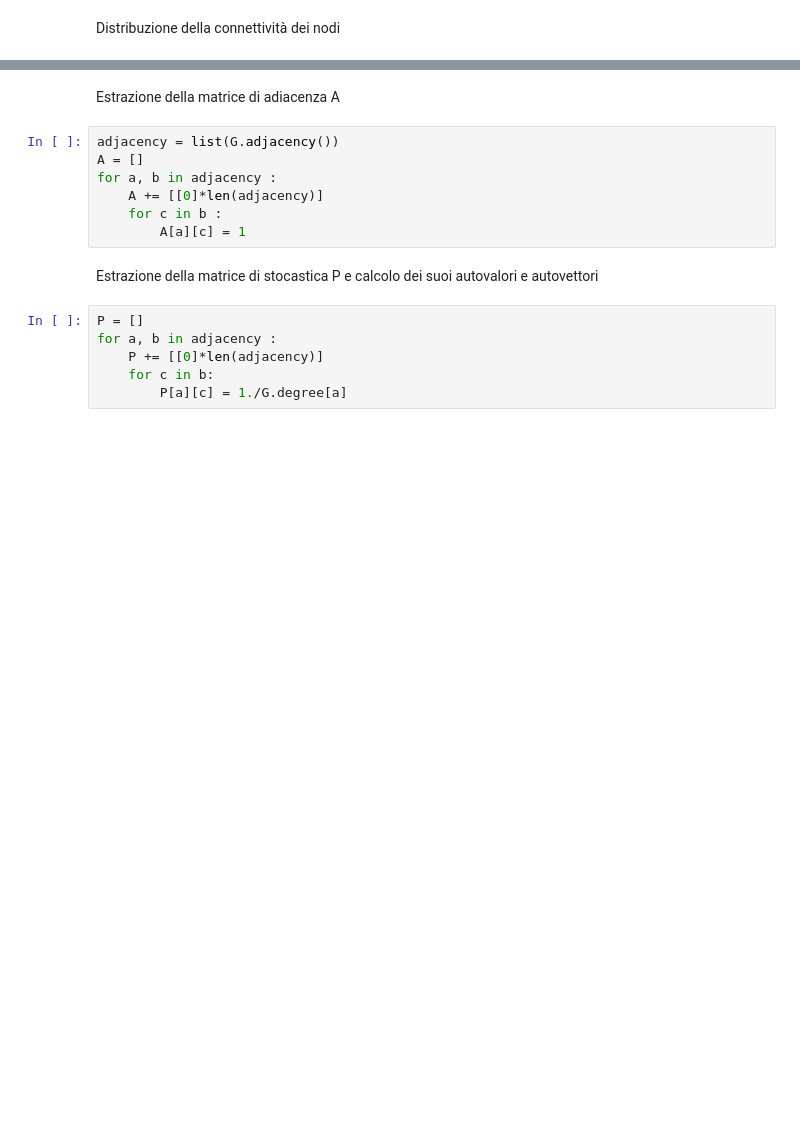
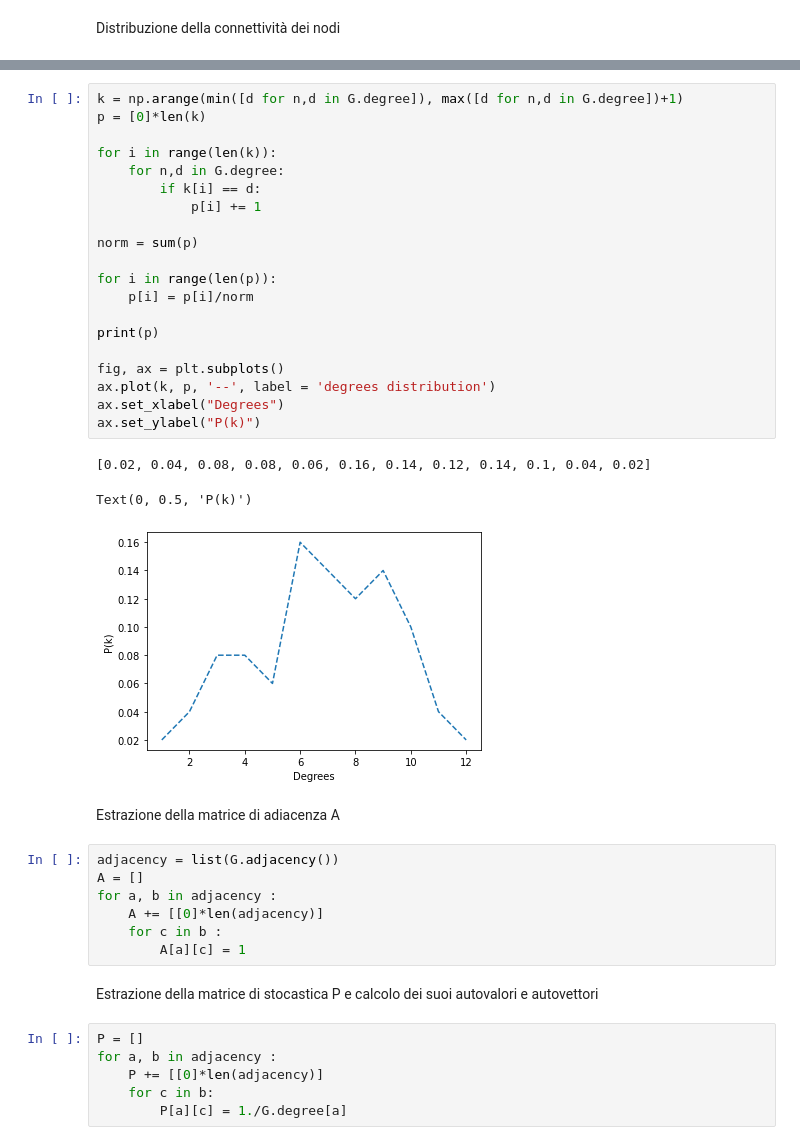
Before and after one commit to Ferri-00/Esame-Complessi, a Jupyter notebook: ErdosRenyi.ipynb, the cells around one changed output, grey strips where cells are left out. Cells and saved outputs as stored; diff of their text form; blank space fills up the shorter version.

```diff
--- a/ErdosRenyi.ipynb
+++ b/ErdosRenyi.ipynb
@@ -45,3 +46,27 @@ plt.show()
+# %%
+k = np.arange(min([d for n,d in G.degree]), max([d for n,d in G.degree])+1)
+p = [0]*len(k)
+
+for i in range(len(k)):
+    for n,d in G.degree:
+        if k[i] == d:
+            p[i] += 1
+
+norm = sum(p)
+
+for i in range(len(p)):
+    p[i] = p[i]/norm
+
+print(p)
+
+fig, ax = plt.subplots()
+ax.plot(k, p, '--', label = 'degrees distribution')
+ax.set_xlabel("Degrees")
+ax.set_ylabel("P(k)")
+# %% [output]
+[0.02, 0.04, 0.08, 0.08, 0.06, 0.16, 0.14, 0.12, 0.14, 0.1, 0.04, 0.02]
+Text(0, 0.5, 'P(k)')
+[figure, added]
 # %% [markdown]
 Estrazione della matrice di adiacenza A
 # %%
```
Also changed, not shown: parts of 16 cells of this notebook, 3 other files.
